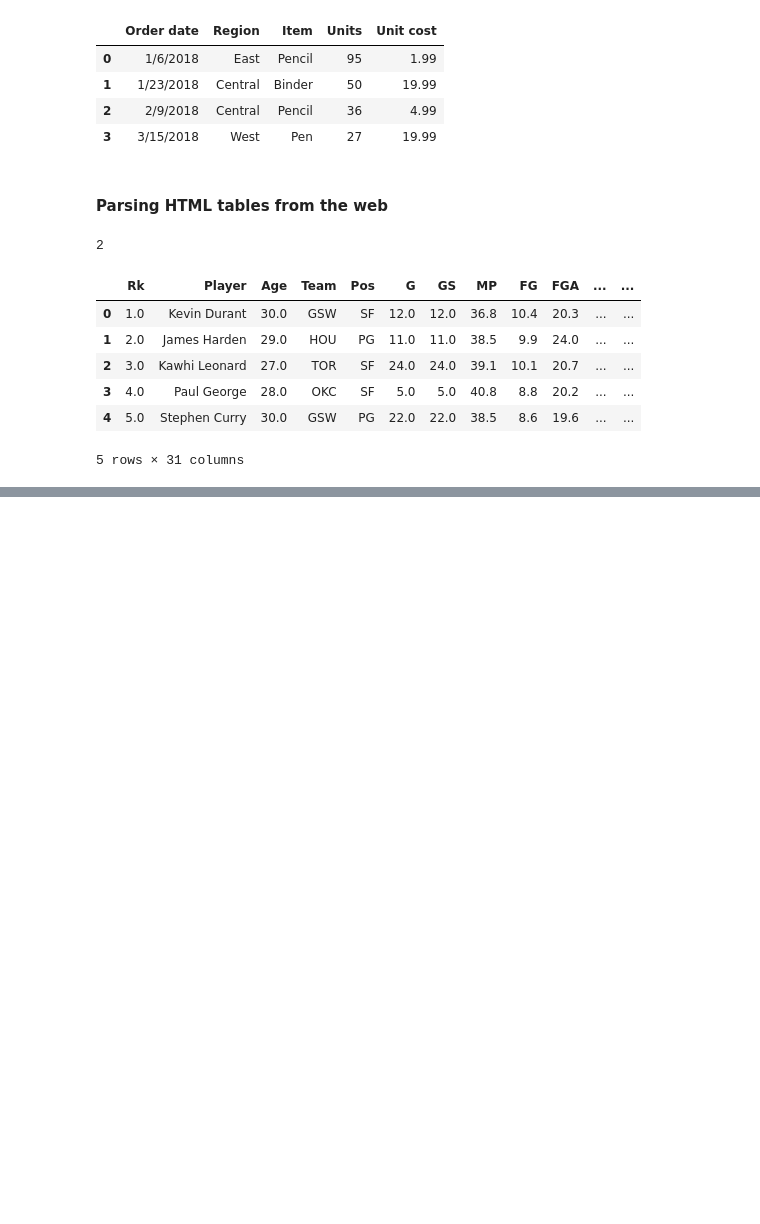
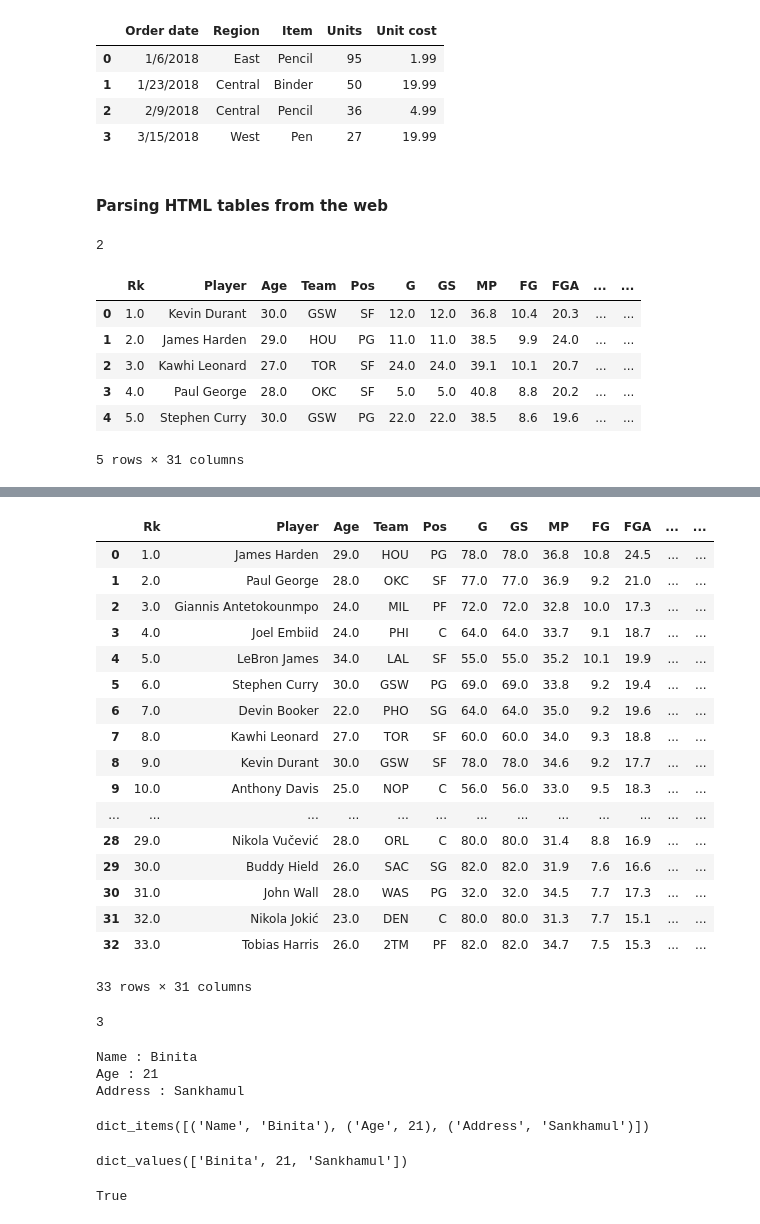
Before and after one commit to binita21/Matplotlib, a Jupyter notebook: matplot.ipynb, the cells around one changed output, grey strips where cells are left out. Cells and saved outputs as stored; diff of their text form; code cells hidden in the pictures; blank space fills up the shorter version.

```diff
--- a/matplot.ipynb
+++ b/matplot.ipynb
@@ -434,4 +433,5 @@ simpsons.head()
 | 4 | 5.0 | Stephen Curry | 30.0 | GSW | PG | 22.0 | 22.0 | 38.5 | 8.6 | 19.6 | ... | ... |
 5 rows × 31 columns
 # %%
-df.drop(range(22,df.shape[0]+1))
+nba_tables=pd.read_html(html_url)
+len(nba_tables)
@@ -437,0 +440,2 @@ df.drop(range(22,df.shape[0]+1))
+# %%
+nba=nba_tables[0]
@@ -437,0 +452,50 @@ df.drop(range(22,df.shape[0]+1))
+# %%
+nba.head(33)
+# %% [output]
+|  | Rk | Player | Age | Team | Pos | G | GS | MP | FG | FGA | ... | ... |
+| 0 | 1.0 | James Harden | 29.0 | HOU | PG | 78.0 | 78.0 | 36.8 | 10.8 | 24.5 | ... | ... |
+| 1 | 2.0 | Paul George | 28.0 | OKC | SF | 77.0 | 77.0 | 36.9 | 9.2 | 21.0 | ... | ... |
+| 2 | 3.0 | Giannis Antetokounmpo | 24.0 | MIL | PF | 72.0 | 72.0 | 32.8 | 10.0 | 17.3 | ... | ... |
+| 3 | 4.0 | Joel Embiid | 24.0 | PHI | C | 64.0 | 64.0 | 33.7 | 9.1 | 18.7 | ... | ... |
+| 4 | 5.0 | LeBron James | 34.0 | LAL | SF | 55.0 | 55.0 | 35.2 | 10.1 | 19.9 | ... | ... |
+| 5 | 6.0 | Stephen Curry | 30.0 | GSW | PG | 69.0 | 69.0 | 33.8 | 9.2 | 19.4 | ... | ... |
+| 6 | 7.0 | Devin Booker | 22.0 | PHO | SG | 64.0 | 64.0 | 35.0 | 9.2 | 19.6 | ... | ... |
+| 7 | 8.0 | Kawhi Leonard | 27.0 | TOR | SF | 60.0 | 60.0 | 34.0 | 9.3 | 18.8 | ... | ... |
+| 8 | 9.0 | Kevin Durant | 30.0 | GSW | SF | 78.0 | 78.0 | 34.6 | 9.2 | 17.7 | ... | ... |
+| 9 | 10.0 | Anthony Davis | 25.0 | NOP | C | 56.0 | 56.0 | 33.0 | 9.5 | 18.3 | ... | ... |
+| ... | ... | ... | ... | ... | ... | ... | ... | ... | ... | ... | ... | ... |
+| 28 | 29.0 | Nikola Vučević | 28.0 | ORL | C | 80.0 | 80.0 | 31.4 | 8.8 | 16.9 | ... | ... |
+| 29 | 30.0 | Buddy Hield | 26.0 | SAC | SG | 82.0 | 82.0 | 31.9 | 7.6 | 16.6 | ... | ... |
+| 30 | 31.0 | John Wall | 28.0 | WAS | PG | 32.0 | 32.0 | 34.5 | 7.7 | 17.3 | ... | ... |
+| 31 | 32.0 | Nikola Jokić | 23.0 | DEN | C | 80.0 | 80.0 | 31.3 | 7.7 | 15.1 | ... | ... |
+| 32 | 33.0 | Tobias Harris | 26.0 | 2TM | PF | 82.0 | 82.0 | 34.7 | 7.5 | 15.3 | ... | ... |
+33 rows × 31 columns
+# %%
+li=[3,'Ram',True]
+len(li)
+# %% [output]
+3
+# %%
+user={
+    'Name':'Binita',
+    'Age':21,
+    'Address':'Sankhamul'
+}
+for key,value in user.items():
+    print(key,':',value)
+# %% [output]
+Name : Binita
+Age : 21
+Address : Sankhamul
+# %%
+user.items()
+# %% [output]
+dict_items([('Name', 'Binita'), ('Age', 21), ('Address', 'Sankhamul')])
+# %%
+user.values()
+# %% [output]
+dict_values(['Binita', 21, 'Sankhamul'])
+# %%
+'Age' in user
+# %% [output]
+True
```
Also changed, not shown: parts of 10 cells of this notebook.
